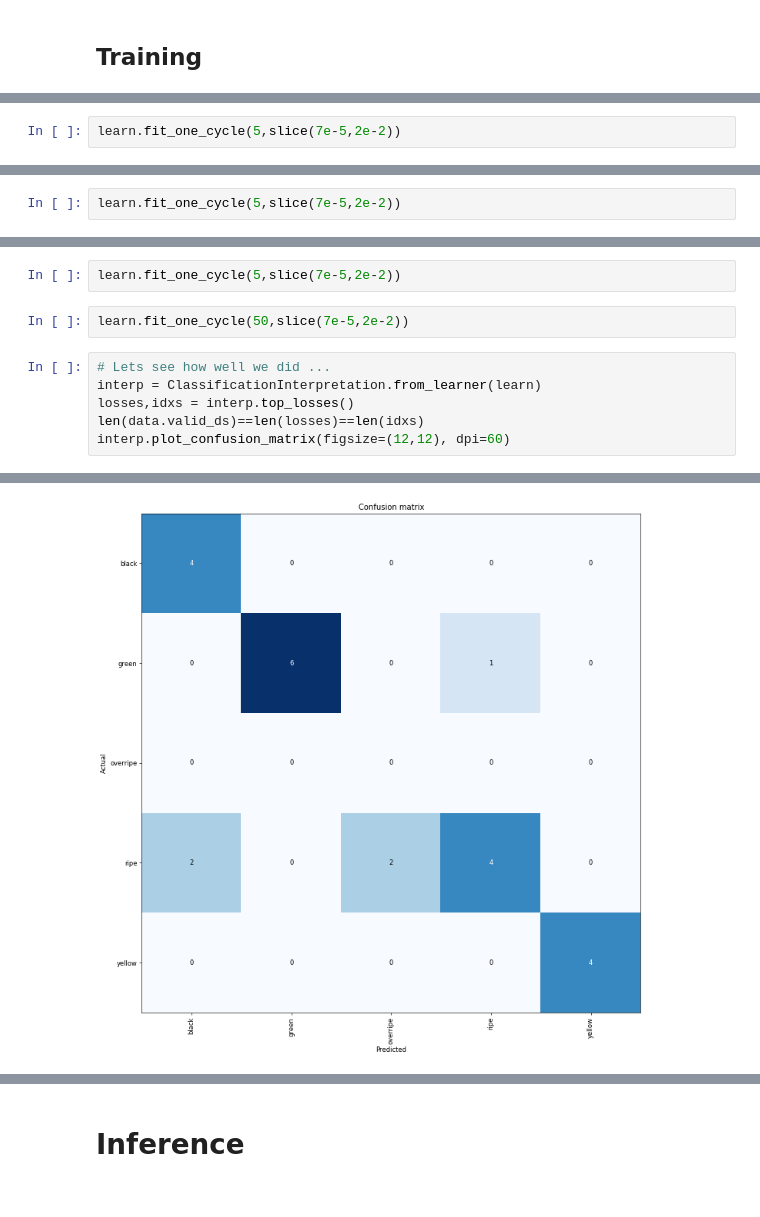
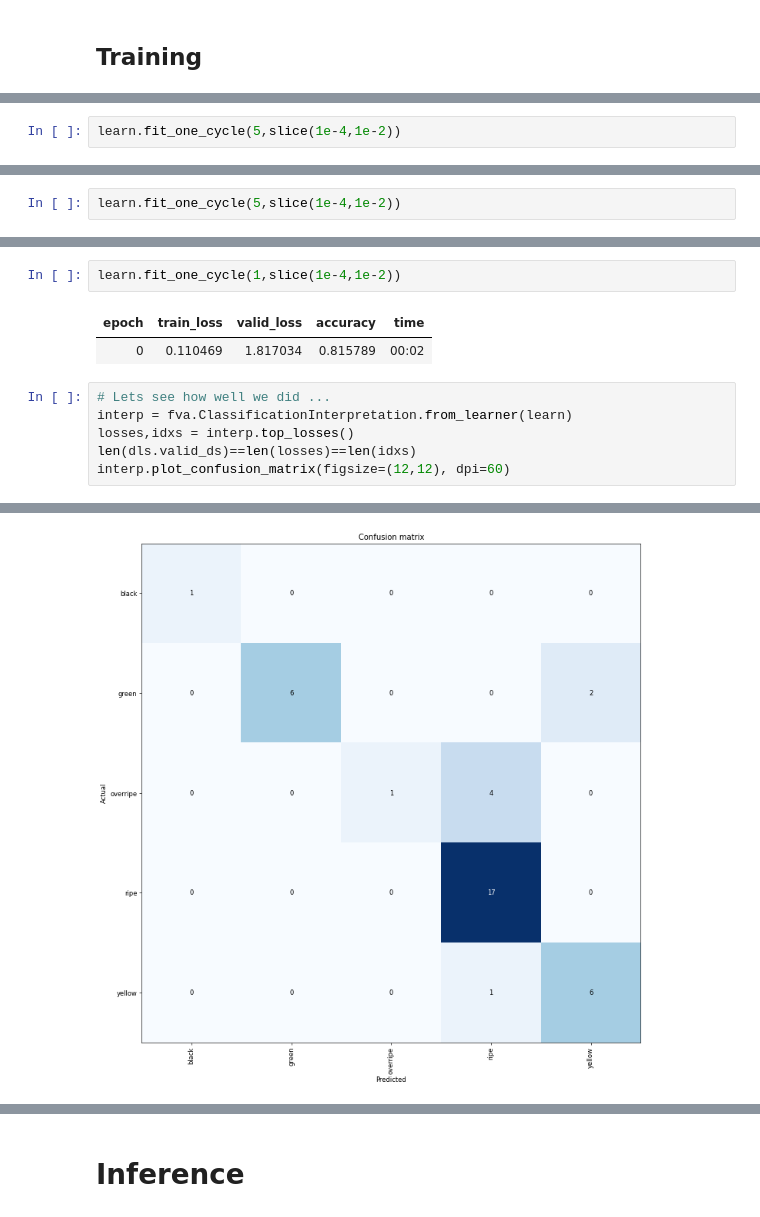
Before and after one commit to dustinvanstee/aicoc-ai-immersion, a Jupyter notebook: FastAI/Fastai_image_classification_v2.ipynb, the cells around one changed output, grey strips where cells are left out. Cells and saved outputs as stored; diff of their text form.

```diff
--- a/FastAI/Fastai_image_classification_v2.ipynb
+++ b/FastAI/Fastai_image_classification_v2.ipynb
@@ -691,2 +848,2 @@ learn.fit_one_cycle(5,slice(7e-5,2e-2))
 # %%
-learn.fit_one_cycle(5,slice(7e-5,2e-2))
+learn.fit_one_cycle(5,slice(1e-4,1e-2))
@@ -693,2 +859,2 @@ learn.fit_one_cycle(5,slice(7e-5,2e-2))
 # %%
-learn.fit_one_cycle(5,slice(7e-5,2e-2))
+learn.fit_one_cycle(5,slice(1e-4,1e-2))
@@ -695,13 +868,14 @@ learn.fit_one_cycle(5,slice(7e-5,2e-2))
 # %%
-learn.fit_one_cycle(5,slice(7e-5,2e-2))
+learn.fit_one_cycle(1,slice(1e-4,1e-2))
+# %% [output]
+| epoch | train_loss | valid_loss | accuracy | time |
+| 0 | 0.110469 | 1.817034 | 0.815789 | 00:02 |
-# %%
-learn.fit_one_cycle(50,slice(7e-5,2e-2))
 # %%
 # Lets see how well we did ...
-interp = ClassificationInterpretation.from_learner(learn)
+interp = fva.ClassificationInterpretation.from_learner(learn)
 losses,idxs = interp.top_losses()
-len(data.valid_ds)==len(losses)==len(idxs)
+len(dls.valid_ds)==len(losses)==len(idxs)
 interp.plot_confusion_matrix(figsize=(12,12), dpi=60)
 # %% [output]
 [interactive output not drawn]
-[figure, old version]
+[figure, new version]
```
Also changed, not shown: parts of 106 cells of this notebook, 3 other files.
